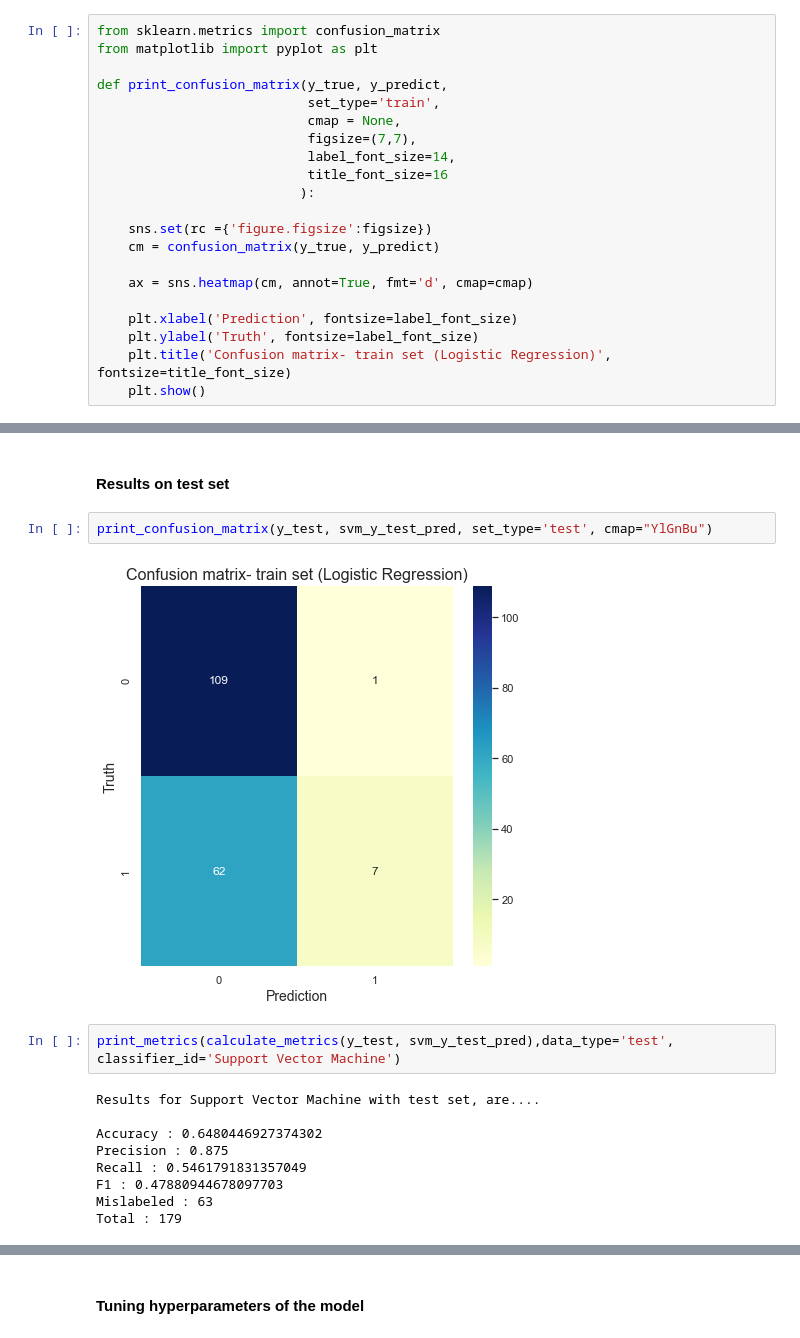
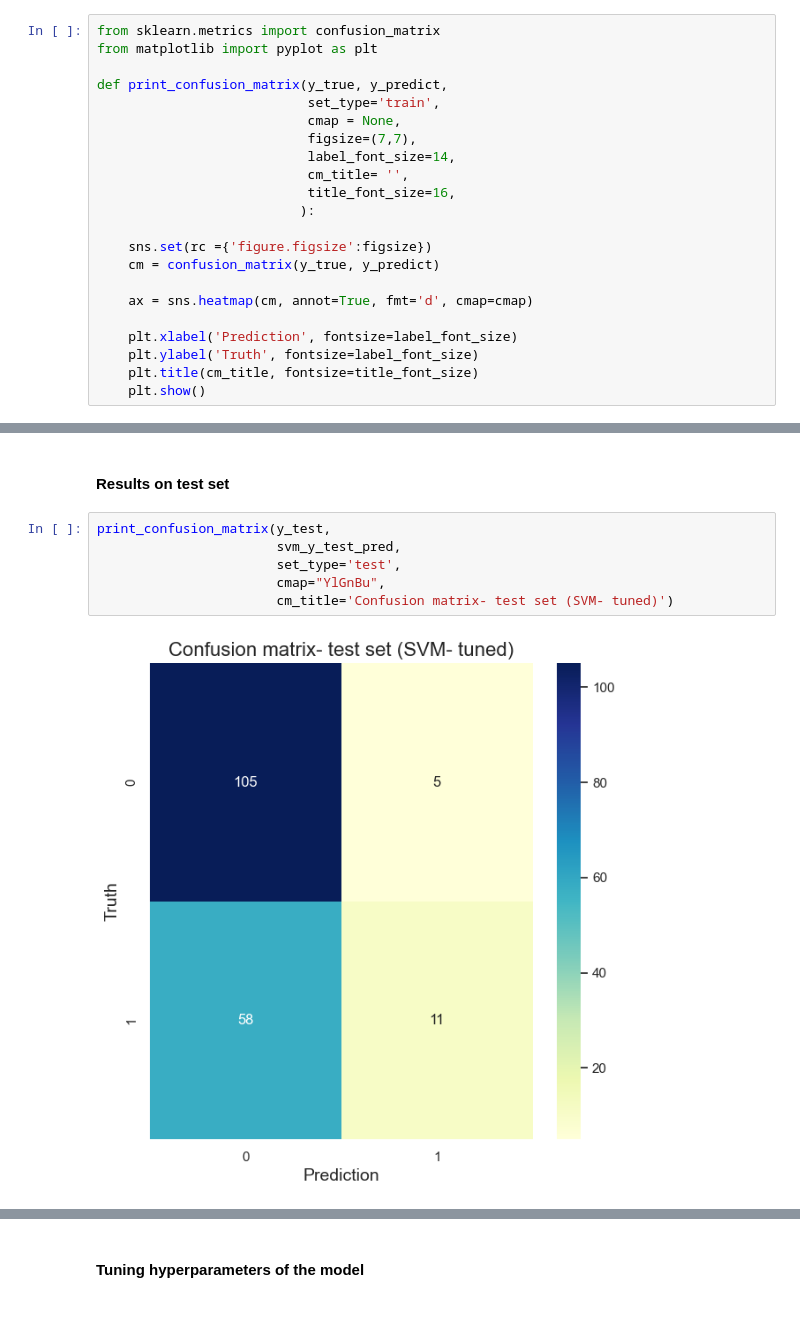
Before and after one commit to dan-ski/Titanic, a Jupyter notebook: Titanic.ipynb, the cells around one changed output, grey strips where cells are left out. Cells and saved outputs as stored; diff of their text form.

```diff
--- a/Titanic.ipynb
+++ b/Titanic.ipynb
@@ -365,7 +365,8 @@ def print_confusion_matrix(y_true, y_predict,
                            cmap = None,
                            figsize=(7,7),
                            label_font_size=14,
-                           title_font_size=16
+                           cm_title= '',
+                           title_font_size=16,
                           ):
 
     sns.set(rc ={'figure.figsize':figsize})
@@ -375,6 +376,6 @@ def print_confusion_matrix(y_true, y_predict,
 
     plt.xlabel('Prediction', fontsize=label_font_size)
     plt.ylabel('Truth', fontsize=label_font_size)
-    plt.title('Confusion matrix- train set (Logistic Regression)', fontsize=title_font_size)
+    plt.title(cm_title, fontsize=title_font_size)
     plt.show()
 # %%
@@ -555,17 +535,10 @@ Total : 712
 # %% [markdown]
 #### Results on test set
 # %%
-print_confusion_matrix(y_test, svm_y_test_pred, set_type='test', cmap="YlGnBu")
+print_confusion_matrix(y_test,
+                       svm_y_test_pred,
+                       set_type='test',
+                       cmap="YlGnBu",
+                       cm_title='Confusion matrix- test set (SVM- tuned)')
 # %% [output]
-[figure, old version]
+[figure, new version]
-# %%
-print_metrics(calculate_metrics(y_test, svm_y_test_pred),data_type='test', classifier_id='Support Vector Machine')
-# %% [output]
-Results for Support Vector Machine with test set, are....
-
-Accuracy : 0.6480446927374302
-Precision : 0.875
-Recall : 0.5461791831357049
-F1 : 0.47880944678097703
-Mislabeled : 63
-Total : 179
```
Also changed, not shown: parts of 41 cells of this notebook.
